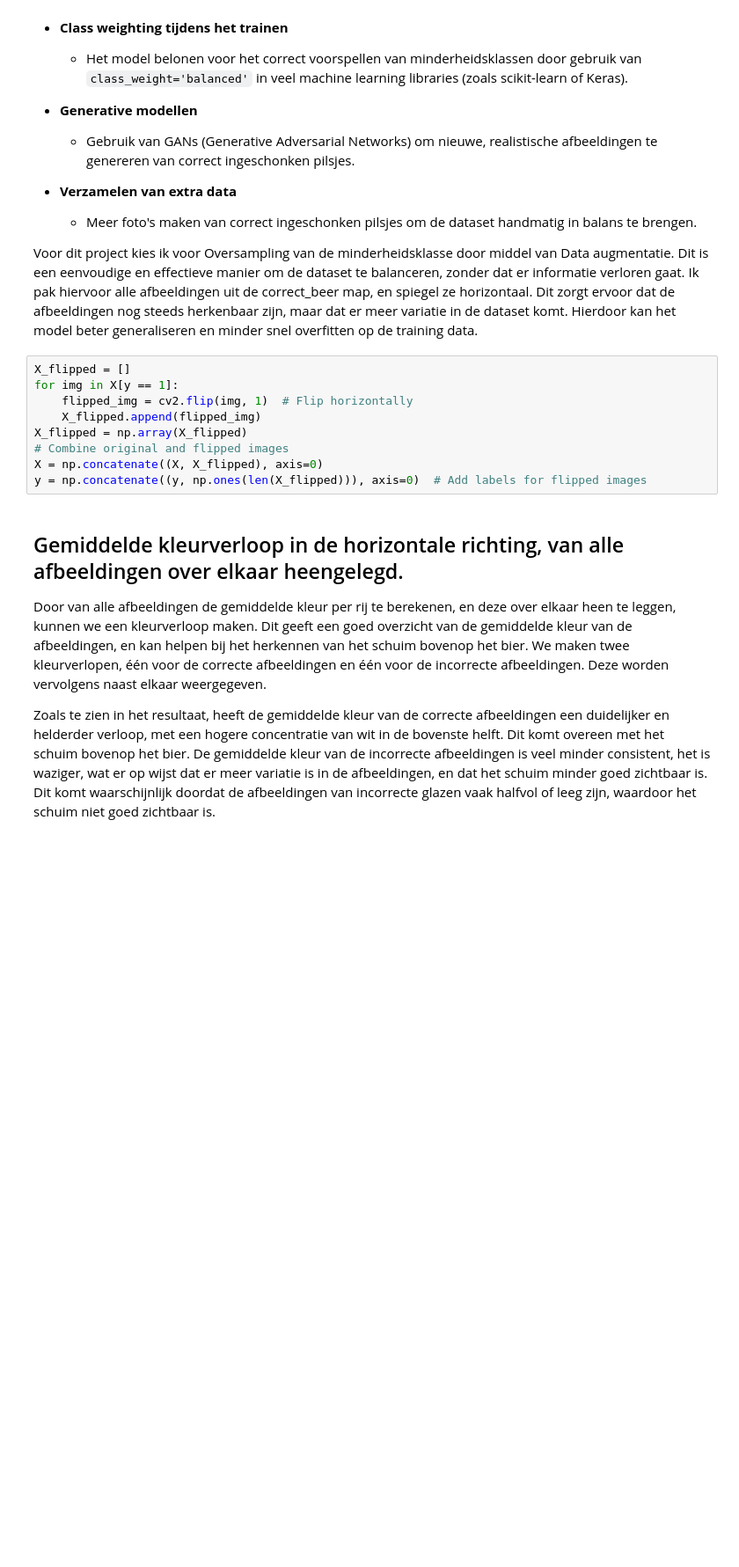
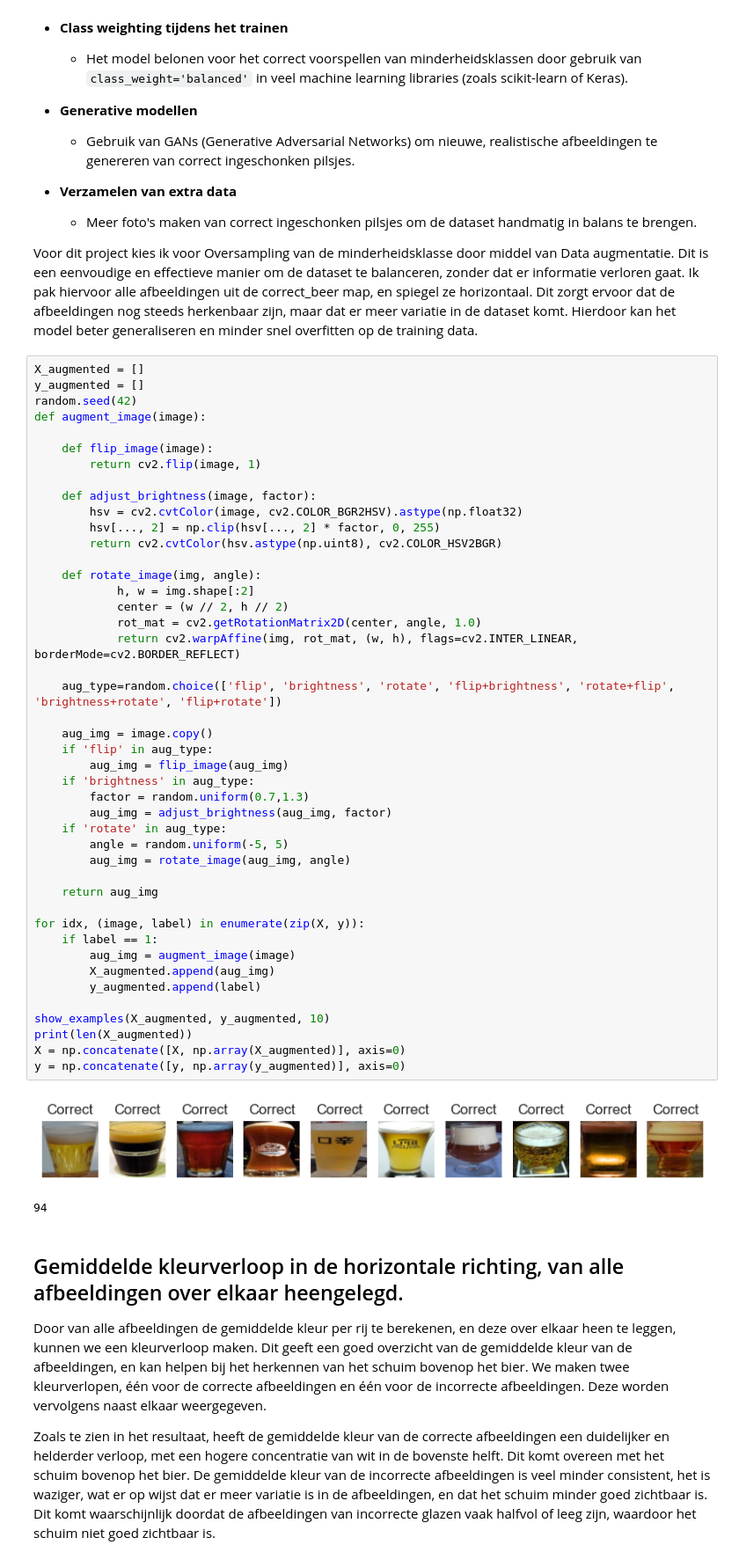
Before and after one commit to Liftpiloot/beer-classifier, a Jupyter notebook: Beer_classifier.ipynb, the cells around one changed output. Shown at 88% size. Saved outputs shown, nothing was run; the diff lists cells and outputs as text; blank space fills up the shorter version.

```diff
--- a/Beer_classifier.ipynb
+++ b/Beer_classifier.ipynb
@@ -149,14 +147,52 @@ Er zijn meerdere methoden om de datasest te balanceren, namelijk:
 
 Voor dit project kies ik voor Oversampling van de minderheidsklasse door middel van Data augmentatie. Dit is een eenvoudige en effectieve manier om de dataset te balanceren, zonder dat er informatie verloren gaat. Ik pak hiervoor alle afbeeldingen uit de correct_beer map, en spiegel ze horizontaal. Dit zorgt ervoor dat de afbeeldingen nog steeds herkenbaar zijn, maar dat er meer variatie in de dataset komt. Hierdoor kan het model beter generaliseren en minder snel overfitten op de training data.
 # %%
-X_flipped = []
-for img in X[y == 1]:
-    flipped_img = cv2.flip(img, 1)  # Flip horizontally
-    X_flipped.append(flipped_img)
-X_flipped = np.array(X_flipped)
-# Combine original and flipped images
-X = np.concatenate((X, X_flipped), axis=0)
-y = np.concatenate((y, np.ones(len(X_flipped))), axis=0)  # Add labels for flipped images
+X_augmented = []
+y_augmented = []
+random.seed(42)
+def augment_image(image):
+
+    def flip_image(image):
+        return cv2.flip(image, 1)
+
+    def adjust_brightness(image, factor):
+        hsv = cv2.cvtColor(image, cv2.COLOR_BGR2HSV).astype(np.float32)
+        hsv[..., 2] = np.clip(hsv[..., 2] * factor, 0, 255)
+        return cv2.cvtColor(hsv.astype(np.uint8), cv2.COLOR_HSV2BGR)
+
+    def rotate_image(img, angle):
+            h, w = img.shape[:2]
+            center = (w // 2, h // 2)
+            rot_mat = cv2.getRotationMatrix2D(center, angle, 1.0)
+            return cv2.warpAffine(img, rot_mat, (w, h), flags=cv2.INTER_LINEAR, borderMode=cv2.BORDER_REFLECT)
+
+    aug_type=random.choice(['flip', 'brightness', 'rotate', 'flip+brightness', 'rotate+flip', 'brightness+rotate', 'flip+rotate'])
+
+    aug_img = image.copy()
+    if 'flip' in aug_type:
+        aug_img = flip_image(aug_img)
+    if 'brightness' in aug_type:
+        factor = random.uniform(0.7,1.3)
+        aug_img = adjust_brightness(aug_img, factor)
+    if 'rotate' in aug_type:
+        angle = random.uniform(-5, 5)
+        aug_img = rotate_image(aug_img, angle)
+
+    return aug_img
+
+for idx, (image, label) in enumerate(zip(X, y)):
+    if label == 1:
+        aug_img = augment_image(image)
+        X_augmented.append(aug_img)
+        y_augmented.append(label)
+
+show_examples(X_augmented, y_augmented, 10)
+print(len(X_augmented))
+X = np.concatenate([X, np.array(X_augmented)], axis=0)
+y = np.concatenate([y, np.array(y_augmented)], axis=0)
+# %% [output]
+[figure, added]
+94
 # %% [markdown]
 ## Gemiddelde kleurverloop in de horizontale richting, van alle afbeeldingen over elkaar heengelegd.
 Door van alle afbeeldingen de gemiddelde kleur per rij te berekenen, en deze over elkaar heen te leggen, kunnen we een kleurverloop maken. Dit geeft een goed overzicht van de gemiddelde kleur van de afbeeldingen, en kan helpen bij het herkennen van het schuim bovenop het bier. We maken twee kleurverlopen, één voor de correcte afbeeldingen en één voor de incorrecte afbeeldingen. Deze worden vervolgens naast elkaar weergegeven.
```
Also changed, not shown: parts of 25 cells of this notebook.
